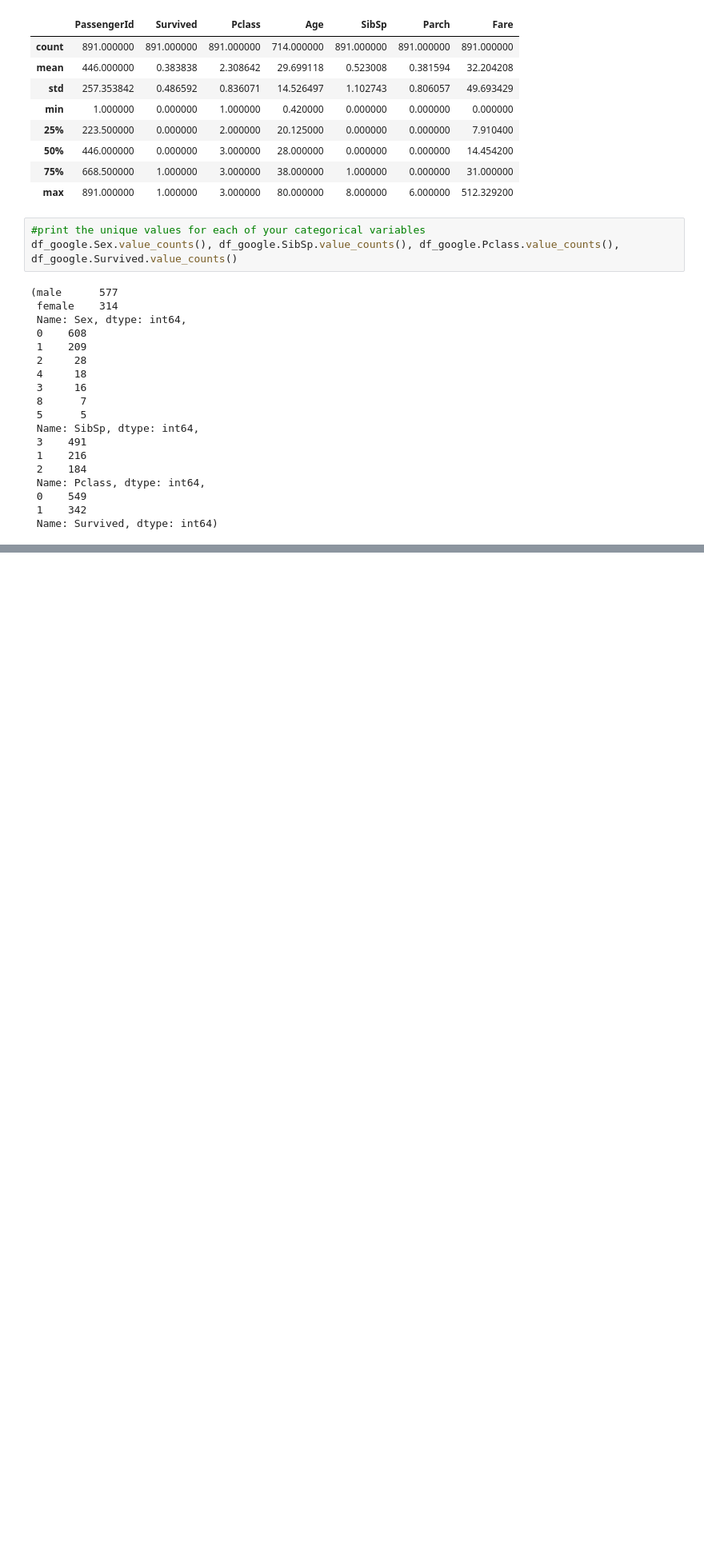
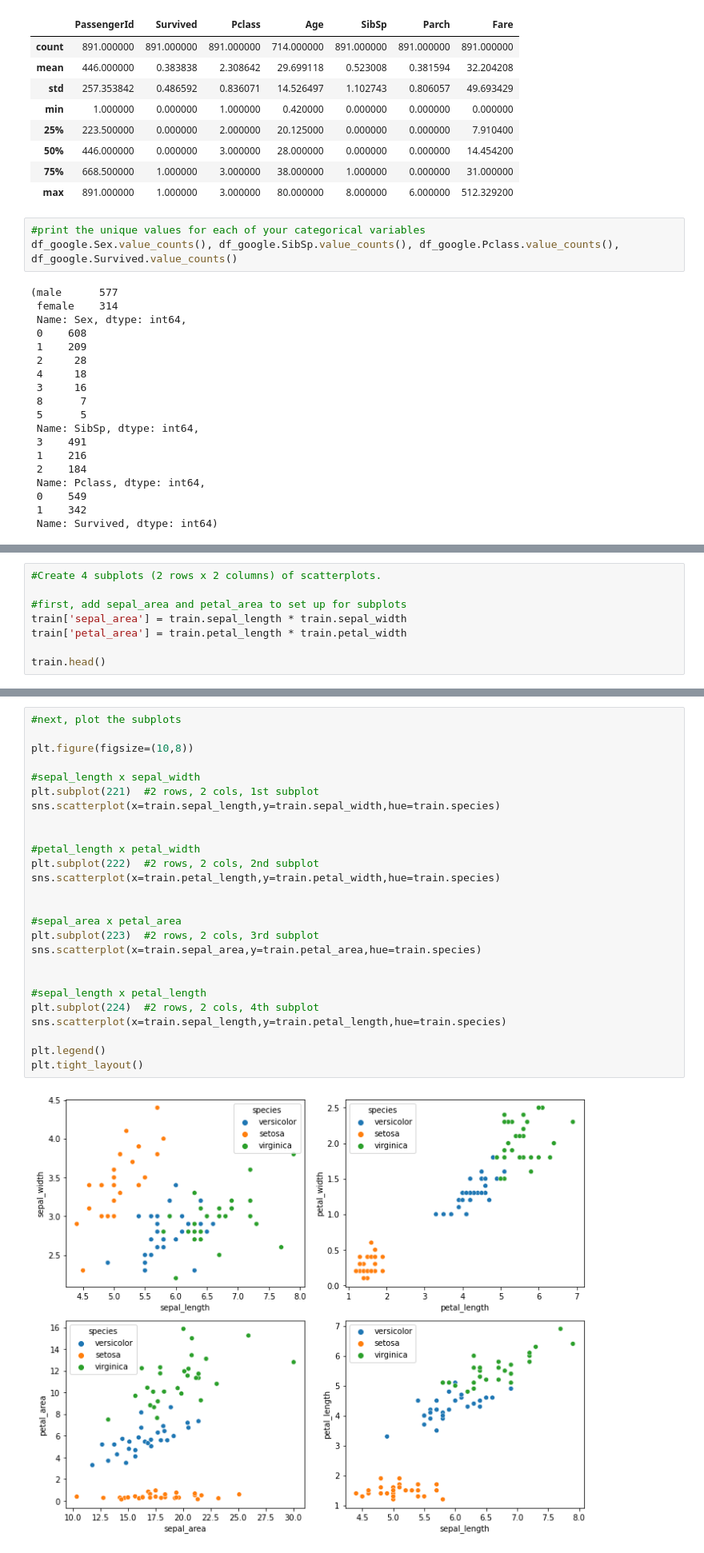
Before and after one commit to gabrielatijerina/classification-exercises, a Jupyter notebook: classification_exercises.ipynb, the cells around one changed output, grey strips where cells are left out. Shown: that part at 80% size. Drawn from its saved outputs; the diff is of its cells as text; blank space fills up the shorter version.

```diff
--- a/classification_exercises.ipynb
+++ b/classification_exercises.ipynb
@@ -220,0 +598,8 @@ df_google.Sex.value_counts(), df_google.SibSp.value_counts(), df_google.Pclass.v
+# %%
+#Create 4 subplots (2 rows x 2 columns) of scatterplots.
+
+#first, add sepal_area and petal_area to set up for subplots
+train['sepal_area'] = train.sepal_length * train.sepal_width
+train['petal_area'] = train.petal_length * train.petal_width
+
+train.head()
@@ -220,0 +613,28 @@ df_google.Sex.value_counts(), df_google.SibSp.value_counts(), df_google.Pclass.v
+# %%
+#next, plot the subplots
+
+plt.figure(figsize=(10,8))
+
+#sepal_length x sepal_width
+plt.subplot(221)  #2 rows, 2 cols, 1st subplot
+sns.scatterplot(x=train.sepal_length,y=train.sepal_width,hue=train.species)
+
+
+#petal_length x petal_width
+plt.subplot(222)  #2 rows, 2 cols, 2nd subplot
+sns.scatterplot(x=train.petal_length,y=train.petal_width,hue=train.species)
+
+
+#sepal_area x petal_area
+plt.subplot(223)  #2 rows, 2 cols, 3rd subplot
+sns.scatterplot(x=train.sepal_area,y=train.petal_area,hue=train.species)
+
+
+#sepal_length x petal_length
+plt.subplot(224)  #2 rows, 2 cols, 4th subplot
+sns.scatterplot(x=train.sepal_length,y=train.petal_length,hue=train.species)
+
+plt.legend()
+plt.tight_layout()
+# %% [output]
+[figure, added]
```
Also changed, not shown: parts of 63 cells of this notebook.
